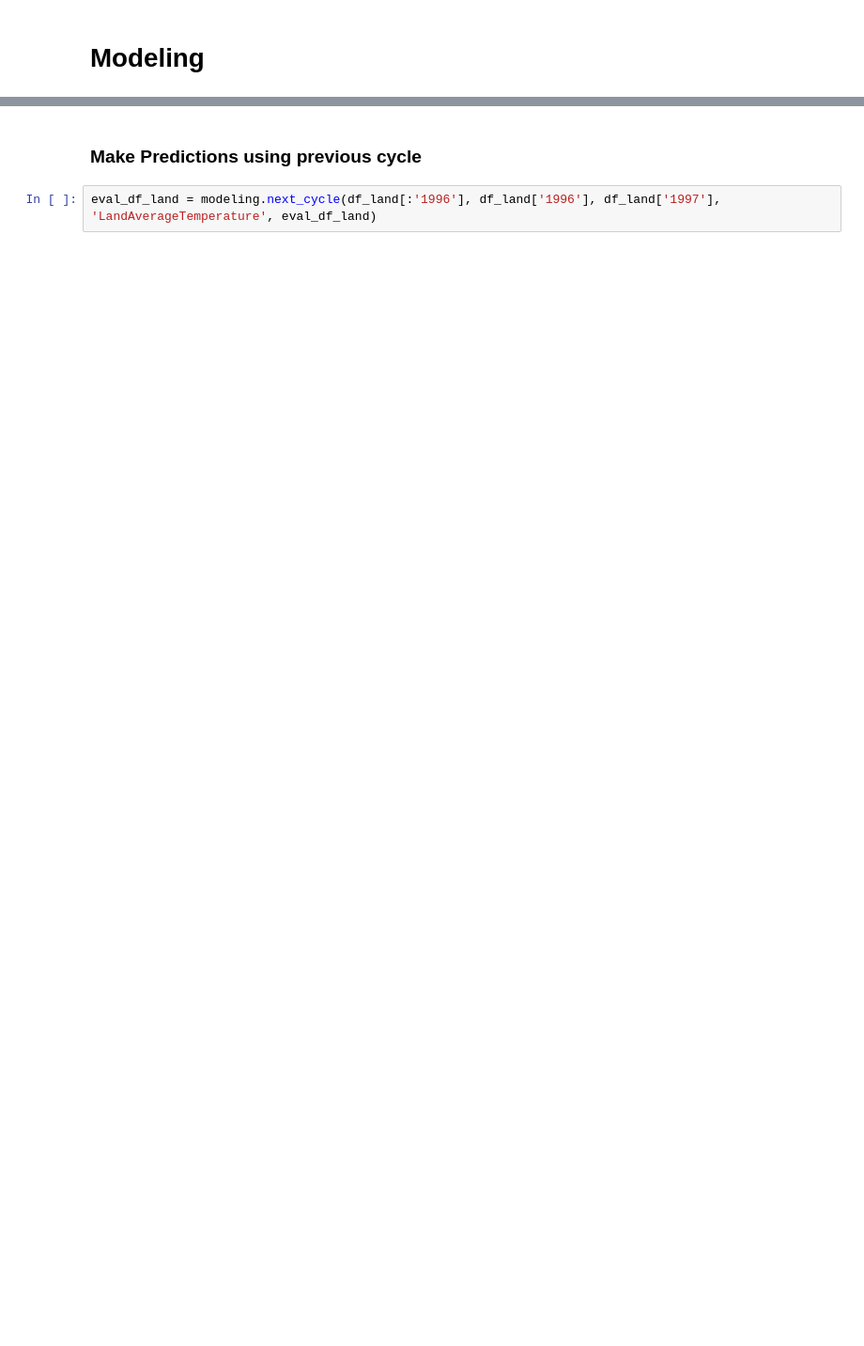
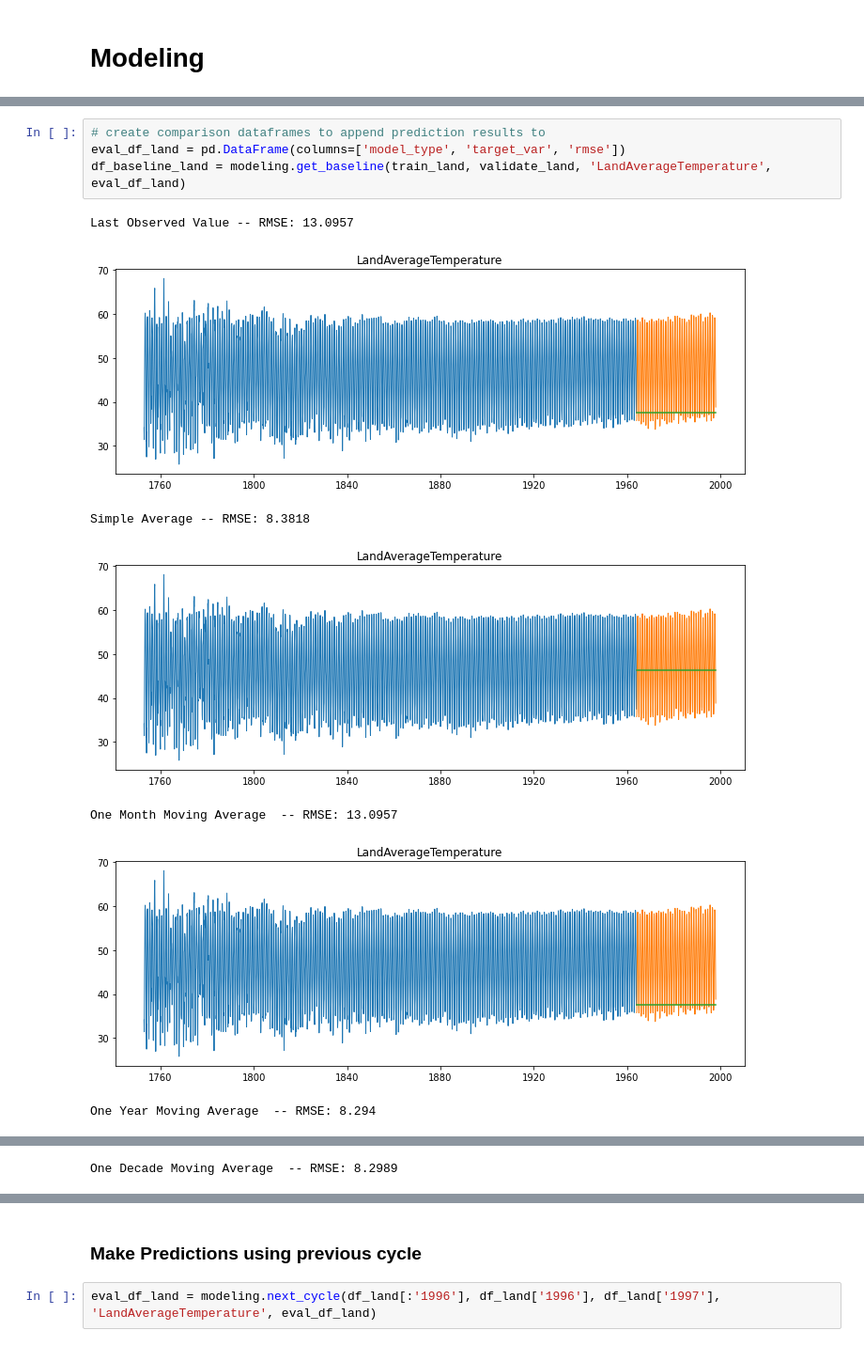
Before and after one commit to Johndsalas/earths_temperature_time_series, a Jupyter notebook: main_notebook.ipynb, the cells around one changed output, grey strips where cells are left out. Shown at 94% size. Drawn from its saved outputs; the diff is of its cells as text; blank space fills up the shorter version.

```diff
--- a/main_notebook.ipynb
+++ b/main_notebook.ipynb
@@ -162,0 +221,12 @@ explore.show_sesonal_decomp(train_land, validate_land, test_land, train_ocean, v
+# %%
+# create comparison dataframes to append prediction results to
+eval_df_land = pd.DataFrame(columns=['model_type', 'target_var', 'rmse'])
+df_baseline_land = modeling.get_baseline(train_land, validate_land, 'LandAverageTemperature', eval_df_land)
+# %% [output]
+Last Observed Value -- RMSE: 13.0957
+[figure, added]
+Simple Average -- RMSE: 8.3818
+[figure, added]
+One Month Moving Average  -- RMSE: 13.0957
+[figure, added]
+One Year Moving Average  -- RMSE: 8.294
@@ -162,0 +234 @@ explore.show_sesonal_decomp(train_land, validate_land, test_land, train_ocean, v
+One Decade Moving Average  -- RMSE: 8.2989
```
Also changed, not shown: parts of 38 cells of this notebook, 2 other files.
